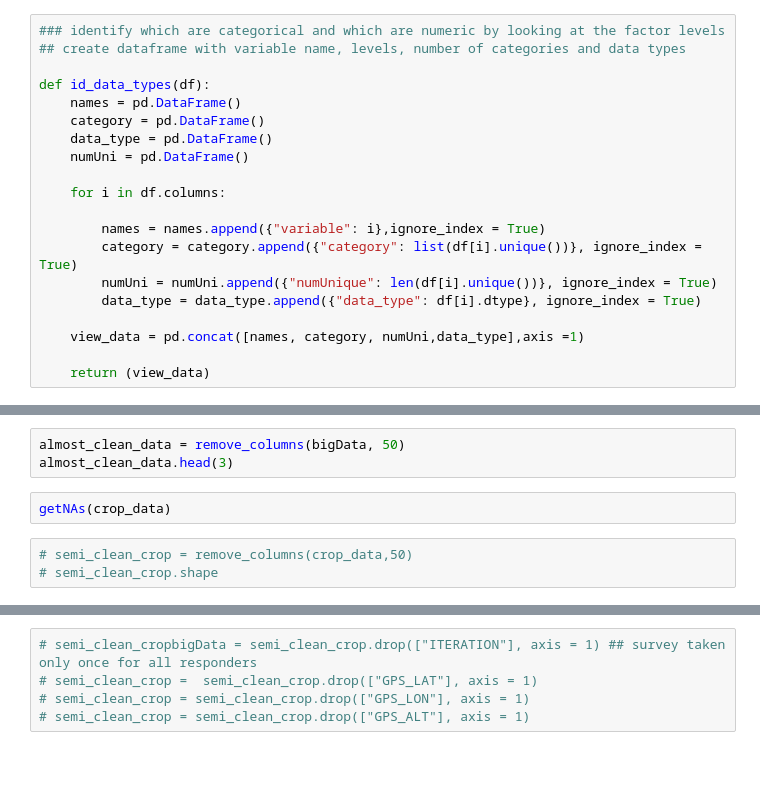
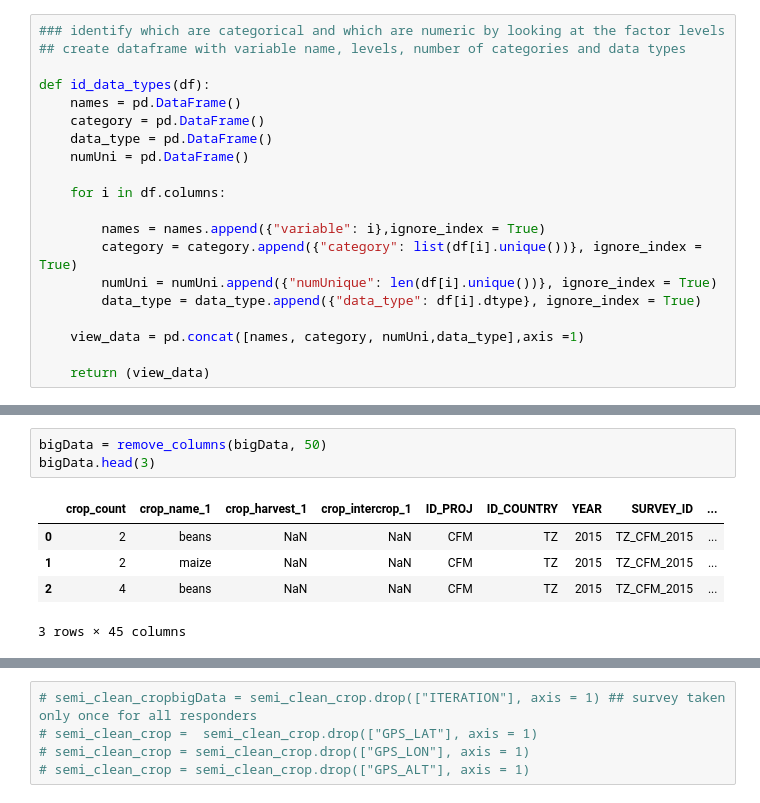
Before and after one commit to laporpe/STA_208, a Jupyter notebook: more_data_cleaning.ipynb, the cells around one changed output, grey strips where cells are left out. Cells and saved outputs as stored; diff of their text form; blank space fills up the shorter version.

```diff
--- a/more_data_cleaning.ipynb
+++ b/more_data_cleaning.ipynb
@@ -86,8 +97,9 @@ bigData
 # %%
-almost_clean_data = remove_columns(bigData, 50)
-almost_clean_data.head(3)
+bigData = remove_columns(bigData, 50)
+bigData.head(3)
+# %% [output]
+|  | crop_count | crop_name_1 | crop_harvest_1 | crop_intercrop_1 | ID_PROJ | ID_COUNTRY | YEAR | SURVEY_ID | ... |
+| 0 | 2 | beans | NaN | NaN | CFM | TZ | 2015 | TZ_CFM_2015 | ... |
+| 1 | 2 | maize | NaN | NaN | CFM | TZ | 2015 | TZ_CFM_2015 | ... |
+| 2 | 4 | beans | NaN | NaN | CFM | TZ | 2015 | TZ_CFM_2015 | ... |
+3 rows × 45 columns
-# %%
-getNAs(crop_data)
-# %%
-# semi_clean_crop = remove_columns(crop_data,50)
-# semi_clean_crop.shape
```
Also changed, not shown: parts of 6 cells of this notebook.
